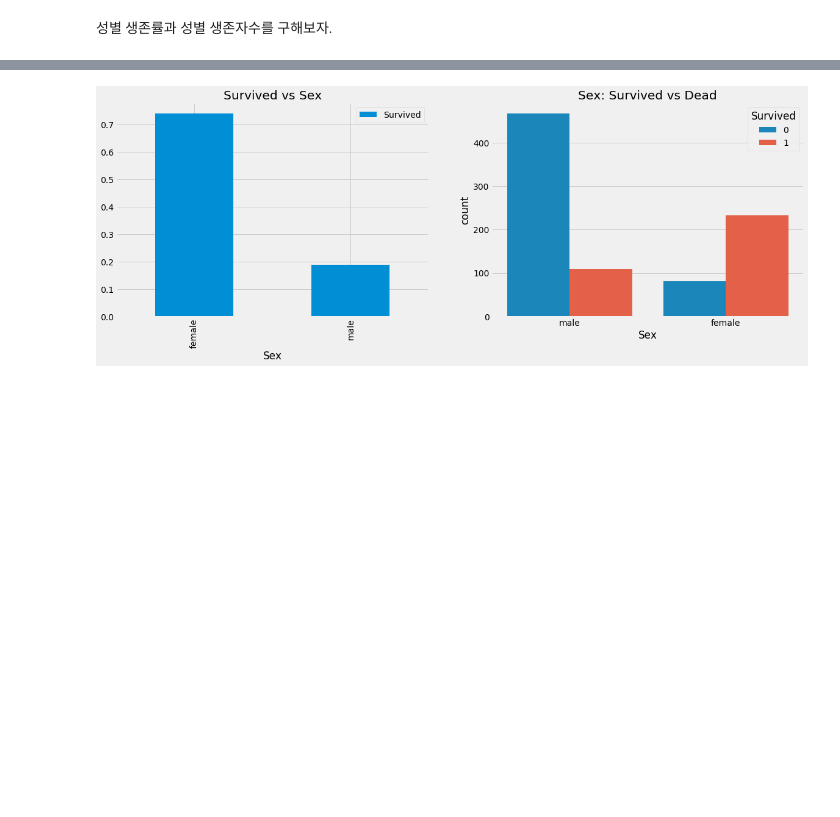
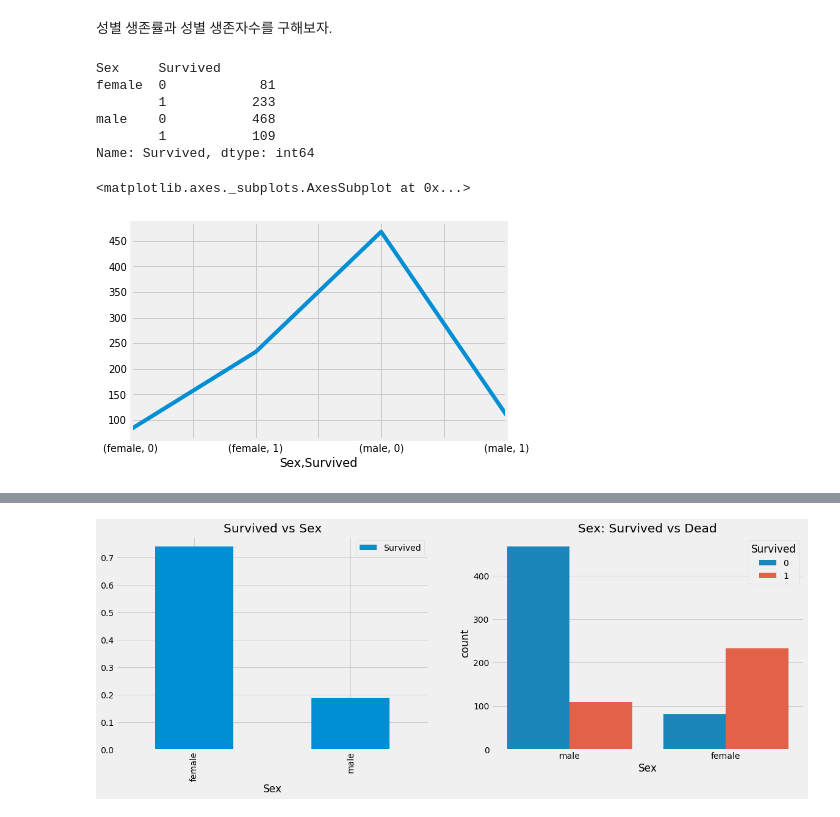
Before and after one commit to Steve-YJ/Explore-Kaggle, a Jupyter notebook: 01. Titanic/01. Kaggle-Titanic.ipynb, the cells around one changed output, grey strips where cells are left out. Cells and saved outputs as stored; diff of their text form; code cells hidden in the pictures; blank space fills up the shorter version.

```diff
--- a/01. Titanic/01. Kaggle-Titanic.ipynb
+++ b/01. Titanic/01. Kaggle-Titanic.ipynb
@@ -233,3 +266,17 @@ pd.crosstab(data.Sex, data.Survived, margins=True)
 | All | 549 | 342 | 891 |
 # %% [markdown]
 성별 생존률과 성별 생존자수를 구해보자.
+# %%
+data.groupby(['Sex', 'Survived'])['Survived'].count()
+# %% [output]
+Sex     Survived
+female  0            81
+        1           233
+male    0           468
+        1           109
+Name: Survived, dtype: int64
+# %%
+data.groupby(['Sex', 'Survived'])['Survived'].count().plot()
+# %% [output]
+<matplotlib.axes._subplots.AxesSubplot at 0x...>
+[figure, added]
```
Also changed, not shown: parts of 32 cells of this notebook.
